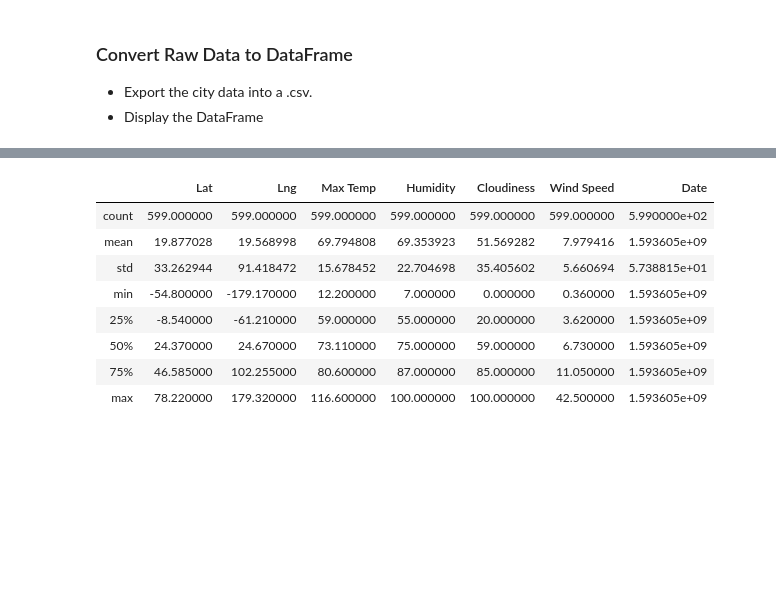
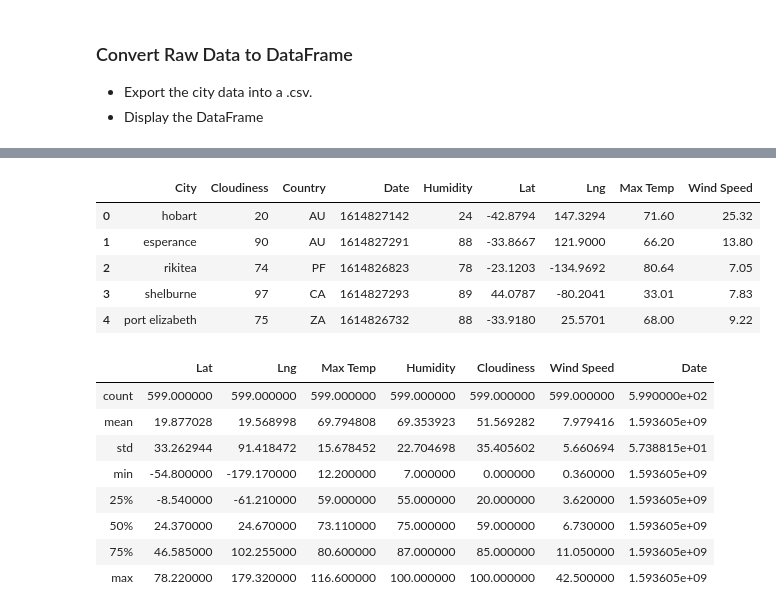
Before and after one commit to VanWagonerLauren/python-api-challenge, a Jupyter notebook: starter_code/WeatherPy.ipynb, the cells around one changed output, grey strips where cells are left out. Cells and saved outputs as stored; diff of their text form; code cells hidden in the pictures; blank space fills up the shorter version.

Commit message:
data frame

```diff
--- a/starter_code/WeatherPy.ipynb
+++ b/starter_code/WeatherPy.ipynb
@@ -131,3 +123,30 @@ Processing City: beloha
+# %%
+# Create a dictonary with the lists generated
+weatherpy_dict = {
+    "City": cities_list,
+    "Cloudiness":clouds,
+    "Country":country,
+    "Date":date,
+    "Humidity": humidity,
+    "Lat":lat,
+    "Lng":lon,
+    "Max Temp": temp_max,
+    "Wind Speed":wind
+}
+# Create a data frame from dictionary
+weather_data = pd.DataFrame(weatherpy_dict)
+weather_data.count()
+# Save data frame to CSV
+weather_data.to_csv('../output_data/weather_data.csv')
+# # Display data frame head
+weather_data.head()
+# %% [output]
+|  | City | Cloudiness | Country | Date | Humidity | Lat | Lng | Max Temp | Wind Speed |
+| 0 | hobart | 20 | AU | 1614827142 | 24 | -42.8794 | 147.3294 | 71.60 | 25.32 |
+| 1 | esperance | 90 | AU | 1614827291 | 88 | -33.8667 | 121.9000 | 66.20 | 13.80 |
+| 2 | rikitea | 74 | PF | 1614826823 | 78 | -23.1203 | -134.9692 | 80.64 | 7.05 |
+| 3 | shelburne | 97 | CA | 1614827293 | 89 | 44.0787 | -80.2041 | 33.01 | 7.83 |
+| 4 | port elizabeth | 75 | ZA | 1614826732 | 88 | -33.9180 | 25.5701 | 68.00 | 9.22 |
 # %%
 # %% [output]
 |  | Lat | Lng | Max Temp | Humidity | Cloudiness | Wind Speed | Date |
```
Also changed, not shown: parts of 3 cells of this notebook, 1 other file.
